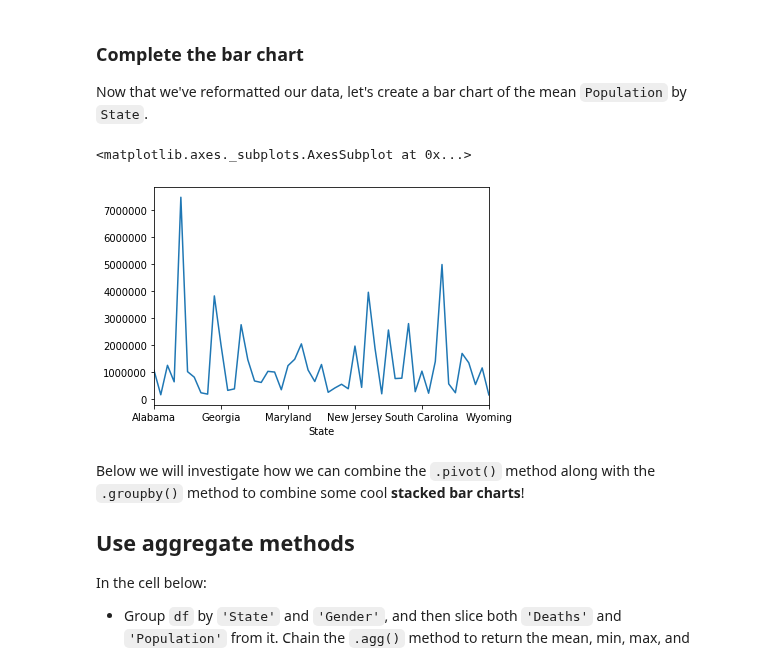
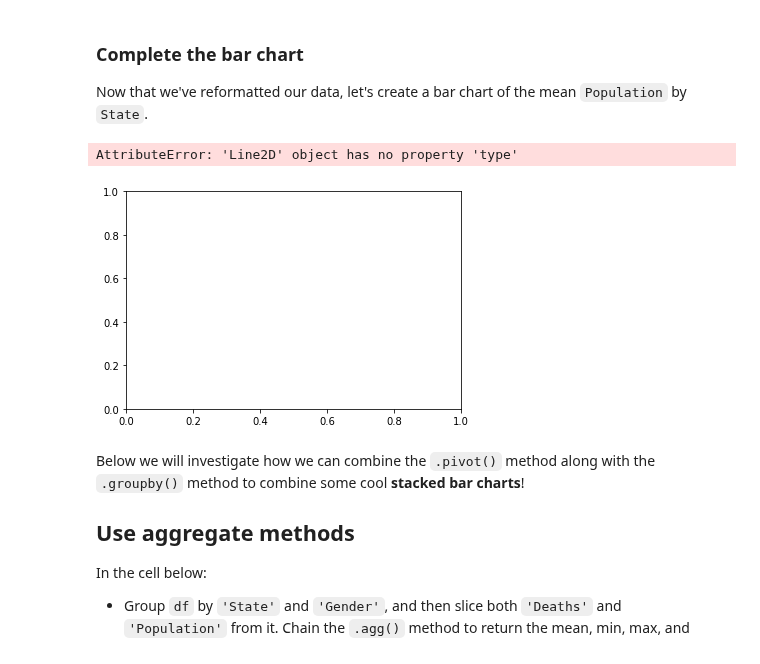
Before and after one commit to ericrearwin/dsc-enterprise-chevron-pivot-tables-pandas-lab-chevron-dataeng-100419, a Jupyter notebook: index.ipynb, the cells around one changed output. Saved outputs shown, nothing was run; the diff lists cells and outputs as text; code cells hidden in the pictures.

```diff
--- a/index.ipynb
+++ b/index.ipynb
@@ -196,10 +196,10 @@ int64
 Now that we've reformatted our data, let's create a bar chart of the mean `Population` by `State`.
 # %%
 # Your code here
-df.groupby('State')['Population'].mean().plot(type='')
+df.groupby('State')['Population'].mean().plot(type='bar')
 # %% [output]
-<matplotlib.axes._subplots.AxesSubplot at 0x...>
+AttributeError: 'Line2D' object has no property 'type'
-[figure, old version]
+[figure, new version]
 # %% [markdown]
 Below we will investigate how we can combine the `.pivot()` method along with the `.groupby()` method to combine some cool **stacked bar charts**!
 
```
